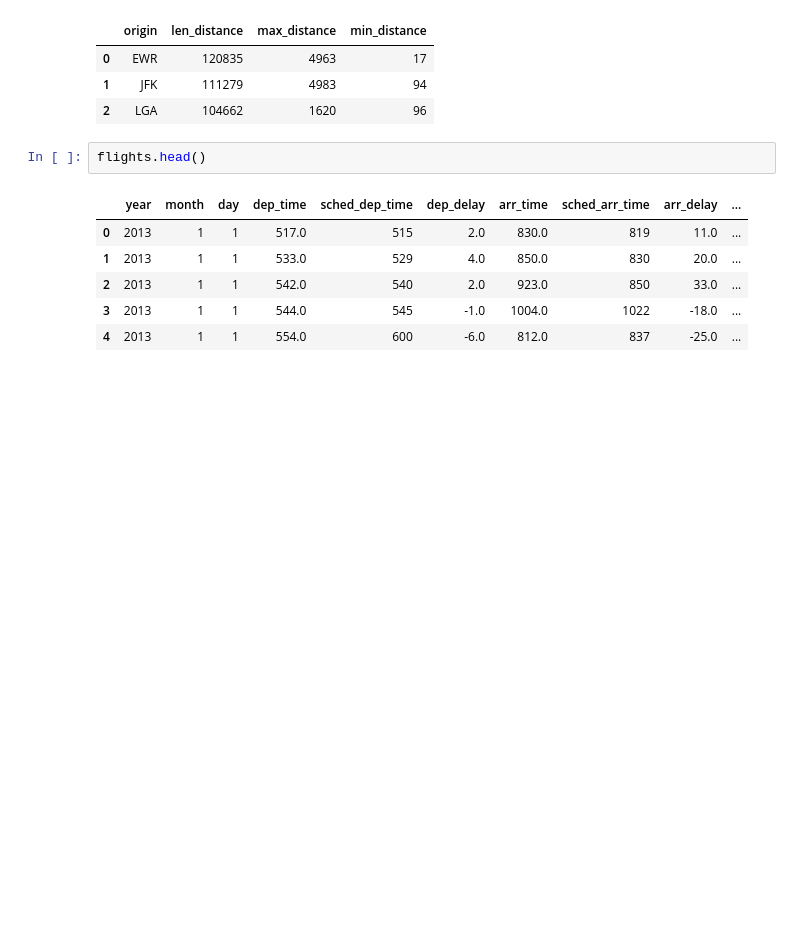
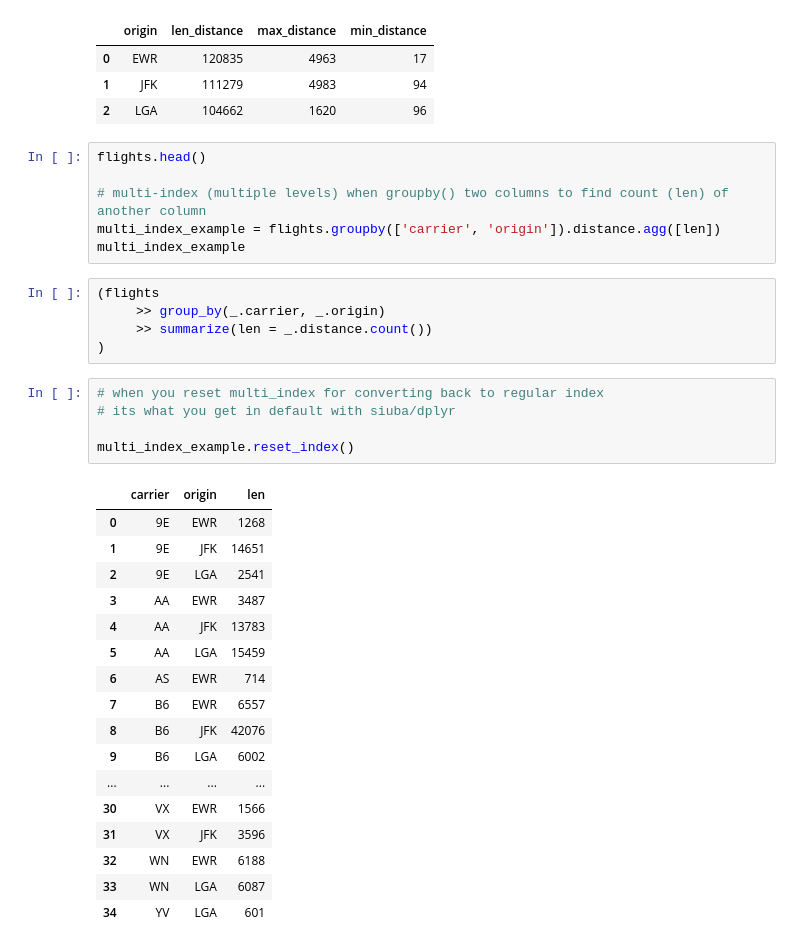
Before and after one commit to PaulApivat/kaggle, a Jupyter notebook: courses/pandas/pandas_lesson_4_grouping_sorting.ipynb, the cells around one changed output. Drawn from its saved outputs; the diff is of its cells as text; blank space fills up the shorter version.

Commit message:
add siuba package for grouping and sorting

```diff
--- a/courses/pandas/pandas_lesson_4_grouping_sorting.ipynb
+++ b/courses/pandas/pandas_lesson_4_grouping_sorting.ipynb
@@ -153,12 +153,37 @@ from siuba.data import mtcars
 | 0 | EWR | 120835 | 4963 | 17 |
 | 1 | JFK | 111279 | 4983 | 94 |
 | 2 | LGA | 104662 | 1620 | 96 |
-# %%
-flights.head()
-# %% [output]
-|  | year | month | day | dep_time | sched_dep_time | dep_delay | arr_time | sched_arr_time | arr_delay | ... |
-| 0 | 2013 | 1 | 1 | 517.0 | 515 | 2.0 | 830.0 | 819 | 11.0 | ... |
-| 1 | 2013 | 1 | 1 | 533.0 | 529 | 4.0 | 850.0 | 830 | 20.0 | ... |
-| 2 | 2013 | 1 | 1 | 542.0 | 540 | 2.0 | 923.0 | 850 | 33.0 | ... |
-| 3 | 2013 | 1 | 1 | 544.0 | 545 | -1.0 | 1004.0 | 1022 | -18.0 | ... |
-| 4 | 2013 | 1 | 1 | 554.0 | 600 | -6.0 | 812.0 | 837 | -25.0 | ... |
+# %%
+flights.head()
+
+# multi-index (multiple levels) when groupby() two columns to find count (len) of another column
+multi_index_example = flights.groupby(['carrier', 'origin']).distance.agg([len])
+multi_index_example
+# %%
+(flights
+     >> group_by(_.carrier, _.origin)
+     >> summarize(len = _.distance.count())
+)
+# %%
+# when you reset multi_index for converting back to regular index
+# its what you get in default with siuba/dplyr
+
+multi_index_example.reset_index()
+# %% [output]
+|  | carrier | origin | len |
+| 0 | 9E | EWR | 1268 |
+| 1 | 9E | JFK | 14651 |
+| 2 | 9E | LGA | 2541 |
+| 3 | AA | EWR | 3487 |
+| 4 | AA | JFK | 13783 |
+| 5 | AA | LGA | 15459 |
+| 6 | AS | EWR | 714 |
+| 7 | B6 | EWR | 6557 |
+| 8 | B6 | JFK | 42076 |
+| 9 | B6 | LGA | 6002 |
+| ... | ... | ... | ... |
+| 30 | VX | EWR | 1566 |
+| 31 | VX | JFK | 3596 |
+| 32 | WN | EWR | 6188 |
+| 33 | WN | LGA | 6087 |
+| 34 | YV | LGA | 601 |
```
Also changed, not shown: parts of 4 cells of this notebook.
